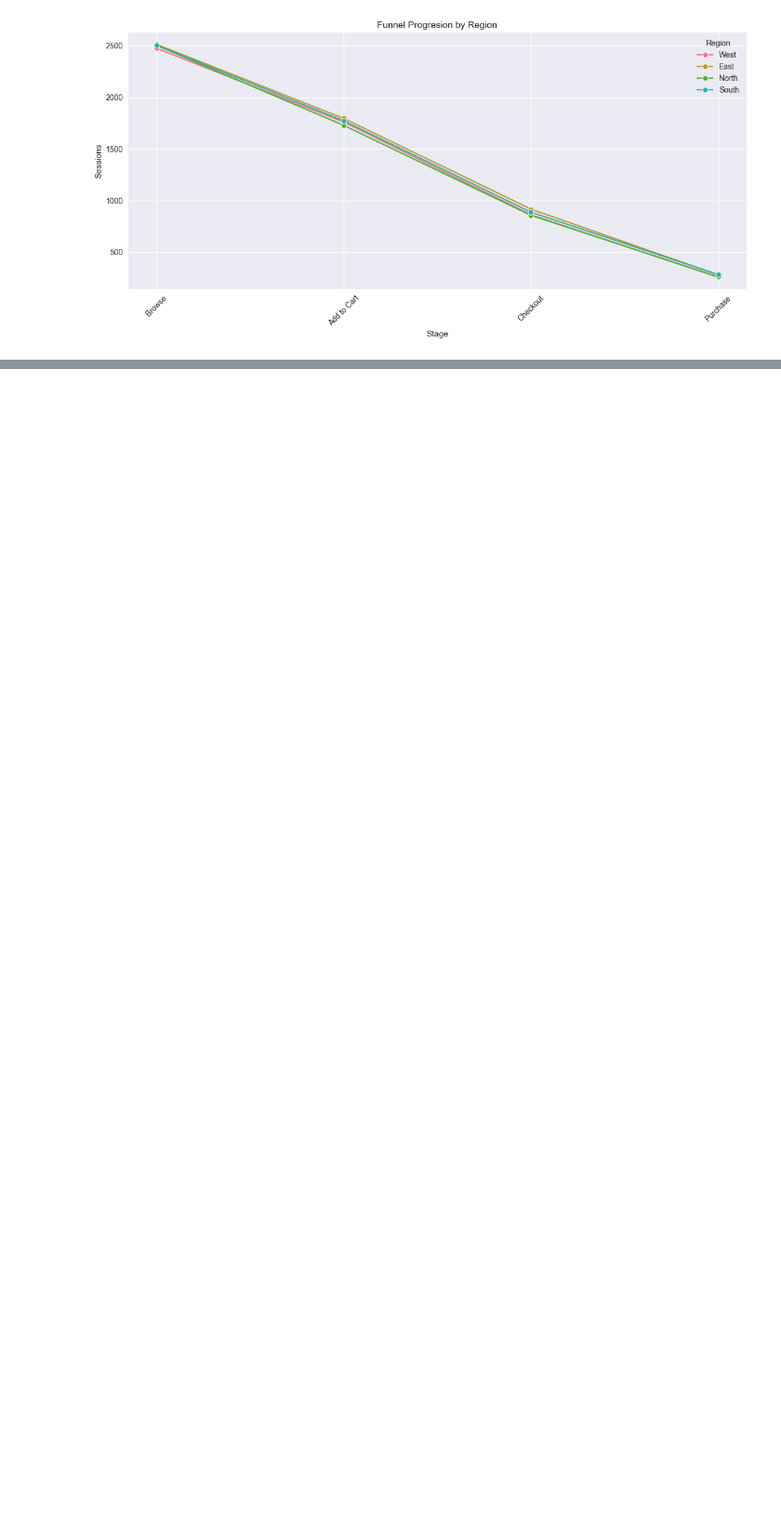
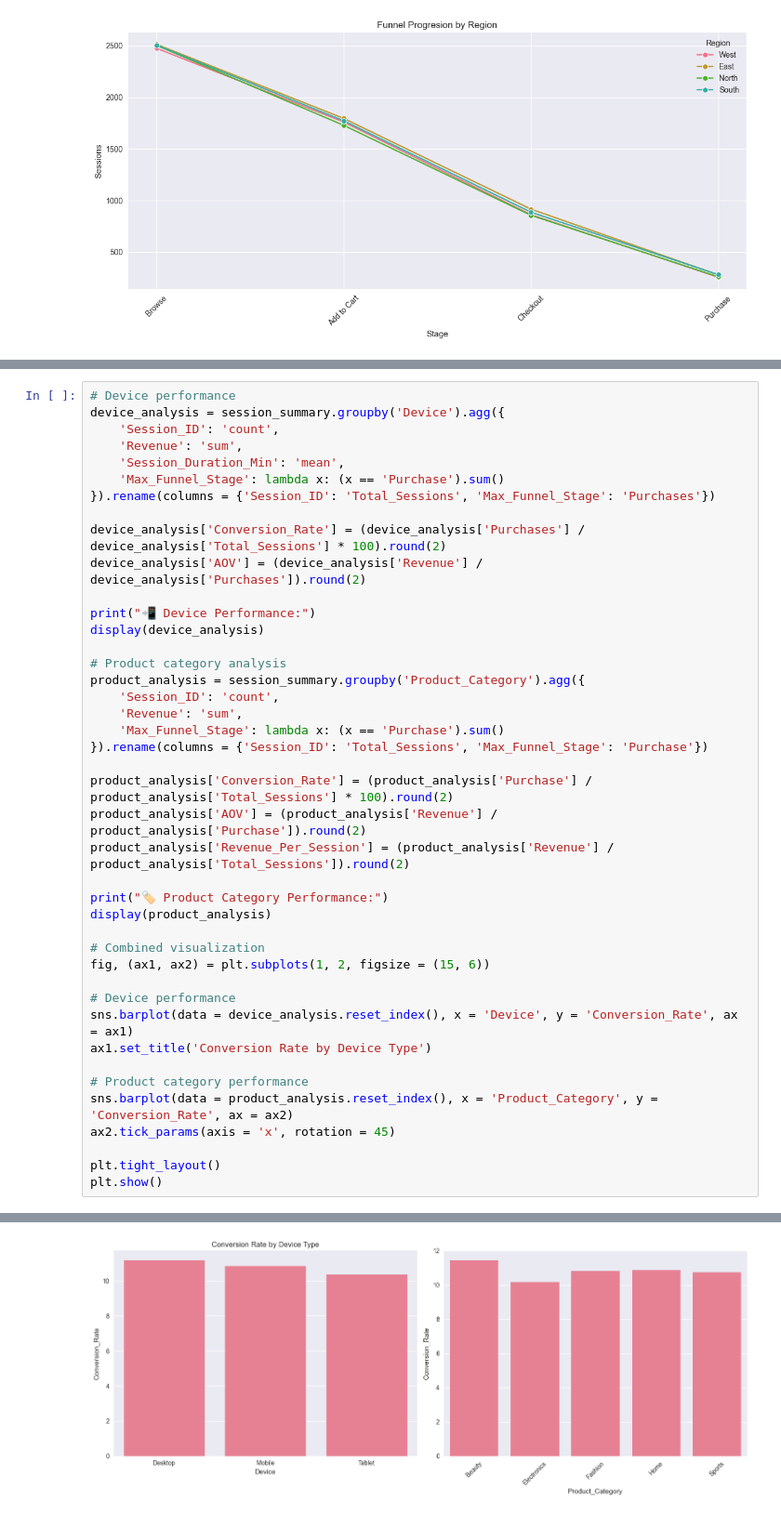
Before and after one commit to amandebnath/funnel-analysis-project, a Jupyter notebook: funnel-analysis.ipynb, the cells around one changed output, grey strips where cells are left out. Shown at 93% size. Drawn from its saved outputs; the diff is of its cells as text; blank space fills up the shorter version.

```diff
--- a/funnel-analysis.ipynb
+++ b/funnel-analysis.ipynb
@@ -499,0 +502,43 @@ plt.show()
+# %%
+# Device performance
+device_analysis = session_summary.groupby('Device').agg({
+    'Session_ID': 'count',
+    'Revenue': 'sum',
+    'Session_Duration_Min': 'mean',
+    'Max_Funnel_Stage': lambda x: (x == 'Purchase').sum()
+}).rename(columns = {'Session_ID': 'Total_Sessions', 'Max_Funnel_Stage': 'Purchases'})
+
+device_analysis['Conversion_Rate'] = (device_analysis['Purchases'] / device_analysis['Total_Sessions'] * 100).round(2)
+device_analysis['AOV'] = (device_analysis['Revenue'] / device_analysis['Purchases']).round(2)
+
+print("📲 Device Performance:")
+display(device_analysis)
+
+# Product category analysis
+product_analysis = session_summary.groupby('Product_Category').agg({
+    'Session_ID': 'count',
+    'Revenue': 'sum',
+    'Max_Funnel_Stage': lambda x: (x == 'Purchase').sum()
+}).rename(columns = {'Session_ID': 'Total_Sessions', 'Max_Funnel_Stage': 'Purchase'})
+
+product_analysis['Conversion_Rate'] = (product_analysis['Purchase'] / product_analysis['Total_Sessions'] * 100).round(2)
+product_analysis['AOV'] = (product_analysis['Revenue'] / product_analysis['Purchase']).round(2)
+product_analysis['Revenue_Per_Session'] = (product_analysis['Revenue'] / product_analysis['Total_Sessions']).round(2)
+
+print("🏷️ Product Category Performance:")
+display(product_analysis)
+
+# Combined visualization
+fig, (ax1, ax2) = plt.subplots(1, 2, figsize = (15, 6))
+
+# Device performance
+sns.barplot(data = device_analysis.reset_index(), x = 'Device', y = 'Conversion_Rate', ax = ax1)
+ax1.set_title('Conversion Rate by Device Type')
+
+# Product category performance
+sns.barplot(data = product_analysis.reset_index(), x = 'Product_Category', y = 'Conversion_Rate', ax = ax2)
+ax2.tick_params(axis = 'x', rotation = 45)
+
+plt.tight_layout()
+plt.show()
+# %% [output]
@@ -499,0 +559 @@ plt.show()
+[figure, added]
```
Also changed, not shown: parts of 3 cells of this notebook.
